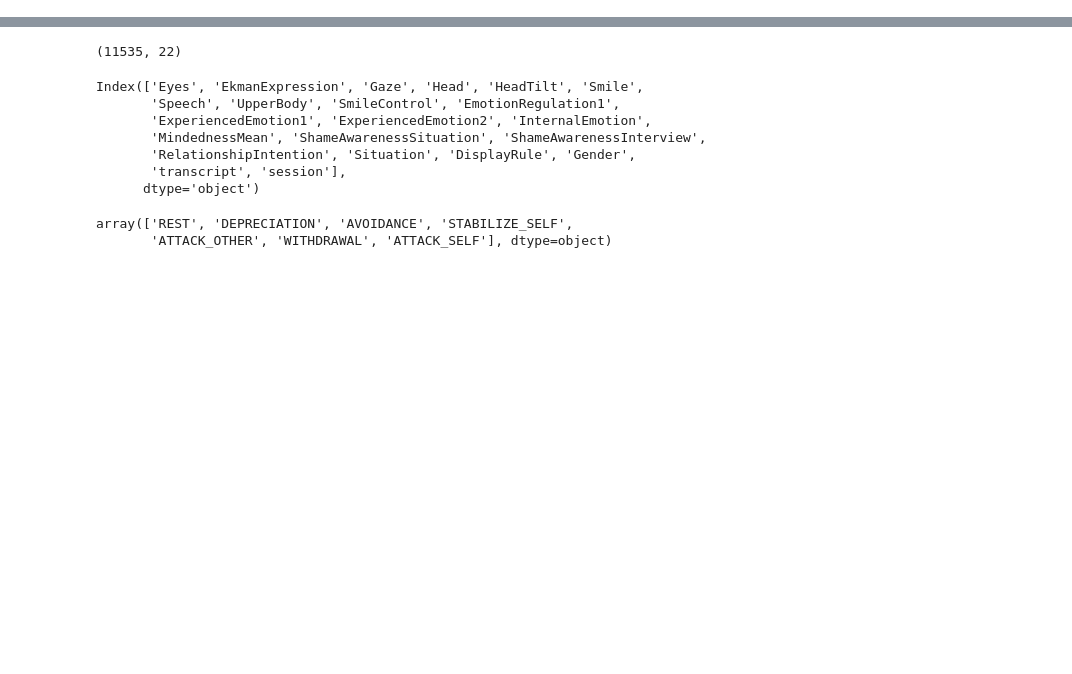
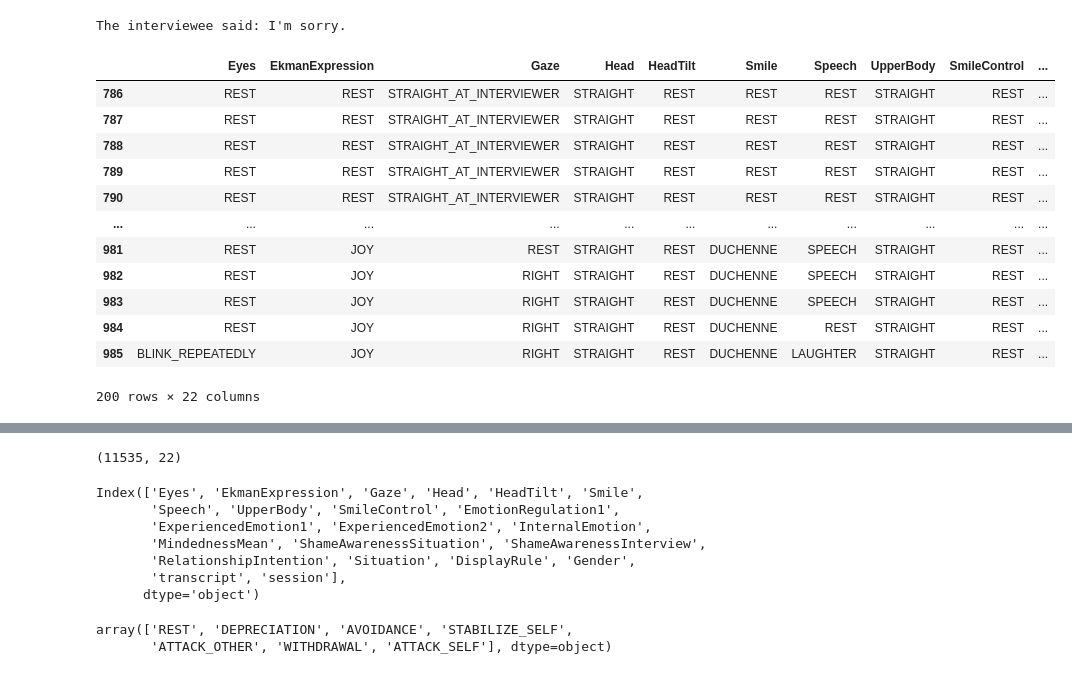
Before and after one commit to mahihossain/LLM_Emotion, a Jupyter notebook: preprocessing/preprocessing_notebook.ipynb, the cells around one changed output, grey strips where cells are left out. Drawn from its saved outputs; the diff is of its cells as text; code cells hidden in the pictures; blank space fills up the shorter version.

```diff
--- a/preprocessing/preprocessing_notebook.ipynb
+++ b/preprocessing/preprocessing_notebook.ipynb
@@ -3,7 +3,31 @@
 import pandas as pd
 # %%
 # Load the data 2deep_transcript.txt
-data = pd.read_csv('./data/2deep_eng_cleaned.csv')
+data = pd.read_csv('./data/2deep_eng.csv')
+# %%
+# check the first row where in Situation column the value is S1 and transcript row does not have the value 'REST'
+# print the transcript value of it
+print(data[(data['transcript'] != 'REST')]['transcript'].values[980])
+# %% [output]
+The interviewee said: I'm sorry.
+# %%
+# get rid of all the data where the situation column does have have either the value S1 or S2
+data = data[(data['Situation'] == 'S1') | (data['Situation'] == 'S2')]
+data.head(200)
+# %% [output]
+|  | Eyes | EkmanExpression | Gaze | Head | HeadTilt | Smile | Speech | UpperBody | SmileControl | ... |
+| 786 | REST | REST | STRAIGHT_AT_INTERVIEWER | STRAIGHT | REST | REST | REST | STRAIGHT | REST | ... |
+| 787 | REST | REST | STRAIGHT_AT_INTERVIEWER | STRAIGHT | REST | REST | REST | STRAIGHT | REST | ... |
+| 788 | REST | REST | STRAIGHT_AT_INTERVIEWER | STRAIGHT | REST | REST | REST | STRAIGHT | REST | ... |
+| 789 | REST | REST | STRAIGHT_AT_INTERVIEWER | STRAIGHT | REST | REST | REST | STRAIGHT | REST | ... |
+| 790 | REST | REST | STRAIGHT_AT_INTERVIEWER | STRAIGHT | REST | REST | REST | STRAIGHT | REST | ... |
+| ... | ... | ... | ... | ... | ... | ... | ... | ... | ... | ... |
+| 981 | REST | JOY | REST | STRAIGHT | REST | DUCHENNE | SPEECH | STRAIGHT | REST | ... |
+| 982 | REST | JOY | RIGHT | STRAIGHT | REST | DUCHENNE | SPEECH | STRAIGHT | REST | ... |
+| 983 | REST | JOY | RIGHT | STRAIGHT | REST | DUCHENNE | SPEECH | STRAIGHT | REST | ... |
+| 984 | REST | JOY | RIGHT | STRAIGHT | REST | DUCHENNE | REST | STRAIGHT | REST | ... |
+| 985 | BLINK_REPEATEDLY | JOY | RIGHT | STRAIGHT | REST | DUCHENNE | LAUGHTER | STRAIGHT | REST | ... |
+200 rows × 22 columns
 # %%
 data.head()
 # %% [output]
```
Also changed, not shown: 3 other files.
